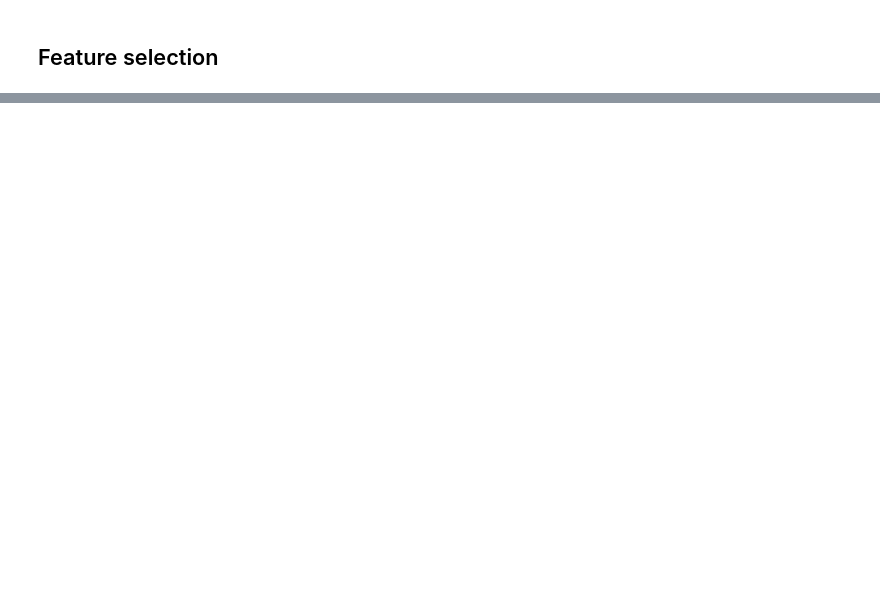
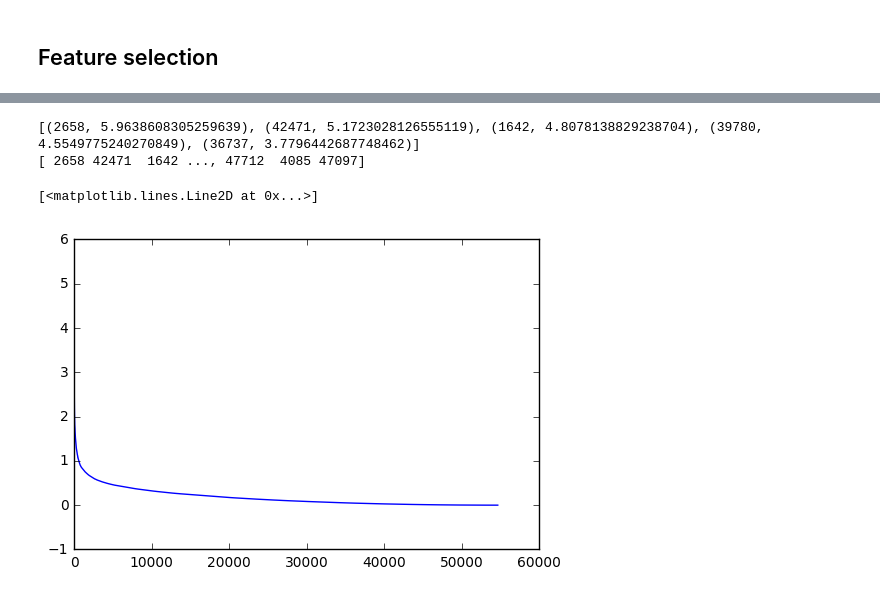
Before and after one commit to krypty/BIO-SELECT, a Jupyter notebook: MILE.ipynb, the cells around one changed output, grey strips where cells are left out. Saved outputs shown, nothing was run; the diff lists cells and outputs as text; code cells hidden in the pictures; blank space fills up the shorter version.

```diff
--- a/MILE.ipynb
+++ b/MILE.ipynb
@@ -69,0 +104,22 @@ score : 0.571428571429
+# %%
+from skfeature.function.similarity_based import fisher_score
+
+score = fisher_score.fisher_score(X_train, y_train)
+
+# print the best 5 features with their score
+n_best_features = sorted(enumerate(score), key=lambda p:p[1], reverse=True)
+print(n_best_features[:5])
+
+# get best features indice
+idx = fisher_score.feature_ranking(score)
+print(idx)
+# %% [output]
+[(2658, 5.9638608305259639), (42471, 5.1723028126555119), (1642, 4.8078138829238704), (39780, 4.5549775240270849), (36737, 3.7796442687748462)]
+[ 2658 42471  1642 ..., 47712  4085 47097]
+# %%
+f = [f[0] for f in n_best_features]
+s = [f[1] for f in n_best_features]
+plt.plot(s)
+# %% [output]
+[<matplotlib.lines.Line2D at 0x...>]
+[figure, added]
```
Also changed, not shown: parts of 13 cells of this notebook, 6 other files.
